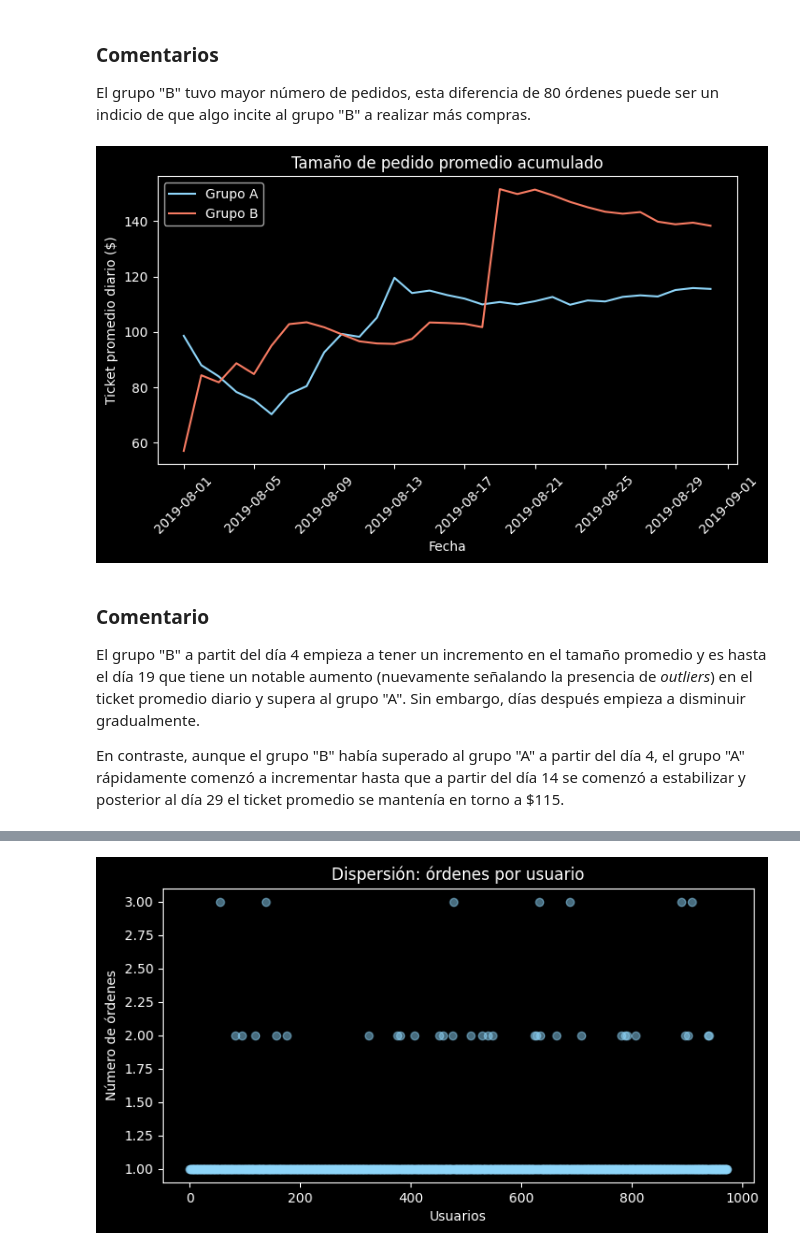
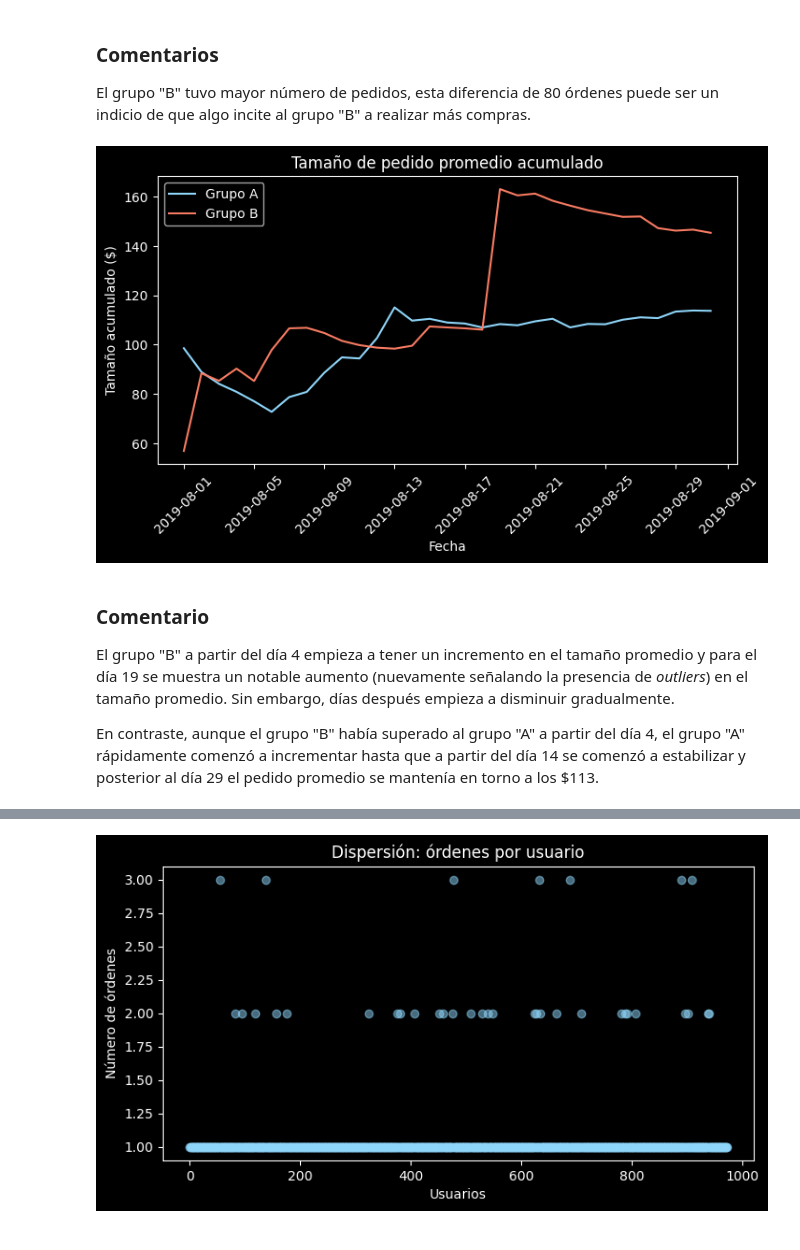
Before and after one commit to XivxnX/analisis_tienda-online, a Jupyter notebook: analisis_tienda-online.ipynb, the cells around one changed output, grey strips where cells are left out. Saved outputs shown, nothing was run; the diff lists cells and outputs as text; code cells hidden in the pictures.

```diff
--- a/analisis_tienda-online.ipynb
+++ b/analisis_tienda-online.ipynb
@@ -297,36 +297,42 @@ plt.show()
 # %% [markdown]
 ### Comentarios
 El grupo "B" tuvo mayor número de pedidos, esta diferencia de 80 órdenes puede ser un indicio de que algo incite al grupo "B" a realizar más compras.
-# %%
-# tamaño de pedido promedio
-# dataframe tamaño de pedido promedio diario
-daily_cumulative_avg = filtered_orders.groupby(['group', 'date'], as_index=False)['revenue'].mean()
-
-# ordenar cronológicamente
-daily_cumulative_avg = daily_cumulative_avg.sort_values(by=['group', 'date'])
-
-# calcular 'AOV'
-daily_cumulative_avg['AOV'] = daily_cumulative_avg.groupby('group')['revenue'].transform(lambda x: x.expanding().mean())
-
-# gráfico de líneas: tamaño de pedido promedio acumulado
-plt.figure(figsize=(8,4))
-colors = {'A': '#8FD6FA', 'B': '#F87C63'}
-for grp in ['A', 'B']:
-    grp_data = daily_cumulative_avg[daily_cumulative_avg['group'] == grp]
-    plt.plot(grp_data['date'], grp_data['AOV'], label=f'Grupo {grp}', color=colors[grp])
-plt.title('Tamaño de pedido promedio acumulado')
-plt.xlabel('Fecha')
-plt.ylabel('Ticket promedio diario ($)')
-plt.legend()
-plt.xticks(rotation=45)
-plt.show()
-# %% [output]
-[figure, removed]
+# %%
+# tamaño de pedido promedio acumulado
+# dataframe tamaño de pedido promedio diario
+daily_cumulative_avg = (
+    filtered_orders.groupby(['group', 'date'], as_index=False)
+    .agg({'revenue':'sum', 'transaction_id':pd.Series.nunique})
+)
+daily_cumulative_avg.rename(columns={'transaction_id':'num_orders'}, inplace=True)
+
+# ordernar cronológicamente
+daily_cumulative_avg = daily_cumulative_avg.sort_values(by=['group', 'date'])
+
+# calcular 'AOV' acumulado
+daily_cumulative_avg['cumulative_revenue'] = daily_cumulative_avg.groupby('group')['revenue'].cumsum()
+daily_cumulative_avg['cumulative_orders'] = daily_cumulative_avg.groupby('group')['num_orders'].cumsum()
+daily_cumulative_avg['cumulative_AOV'] = daily_cumulative_avg['cumulative_revenue'] / daily_cumulative_avg['cumulative_orders']
+
+# gráfico de líneas: tamaño de pedido promedio acumulado
+plt.figure(figsize=(8,4))
+colors = {'A': '#8FD6FA', 'B': '#F87C63'}
+for grp in ['A', 'B']:
+    grp_data = daily_cumulative_avg[daily_cumulative_avg['group'] == grp]
+    plt.plot(grp_data['date'], grp_data['cumulative_AOV'], label=f'Grupo {grp}', color=colors[grp])
+plt.title('Tamaño de pedido promedio acumulado')
+plt.xlabel('Fecha')
+plt.ylabel('Tamaño acumulado ($)')
+plt.legend()
+plt.xticks(rotation=45)
+plt.show()
+# %% [output]
+[figure, added]
 # %% [markdown]
 ### Comentario
-El grupo "B" a partit del día 4  empieza a tener un incremento en el tamaño promedio y es hasta el día 19 que tiene un notable aumento (nuevamente señalando la presencia de _outliers_) en el ticket promedio diario y supera al grupo "A". Sin embargo, días después empieza a disminuir gradualmente.
+El grupo "B" a partir del día 4  empieza a tener un incremento en el tamaño promedio y para el día 19 se muestra un notable aumento (nuevamente señalando la presencia de _outliers_) en el tamaño promedio. Sin embargo, días después empieza a disminuir gradualmente.
 
-En contraste, aunque el grupo "B" había superado al grupo "A" a partir del día 4, el grupo "A" rápidamente comenzó a incrementar hasta que a partir del día 14 se comenzó a estabilizar y posterior al día 29 el ticket promedio se mantenía en torno a $115.
+En contraste, aunque el grupo "B" había superado al grupo "A" a partir del día 4, el grupo "A" rápidamente comenzó a incrementar hasta que a partir del día 14 se comenzó a estabilizar y posterior al día 29 el pedido promedio se mantenía en torno a los $113.
 # %%
 # diferencia relativa en el tamaño de pedido promedio
 # tabla dinámica del 'AOV' por grupo
```
Also changed, not shown: parts of 8 cells of this notebook.
